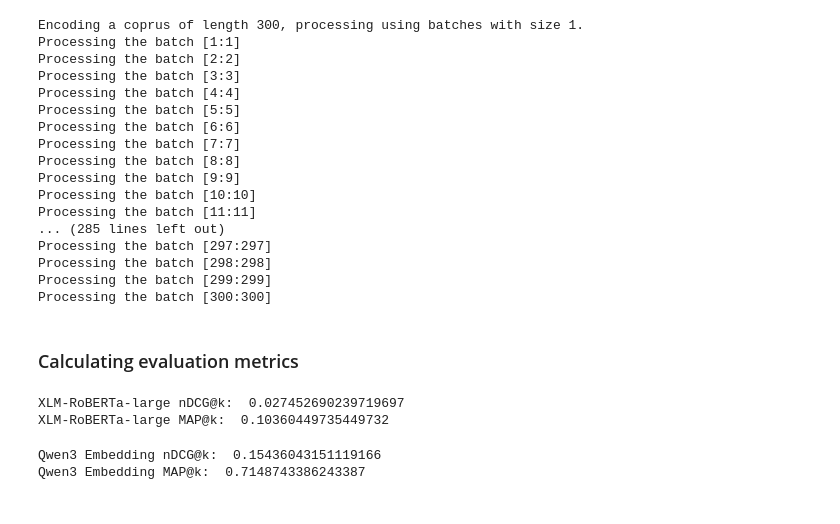
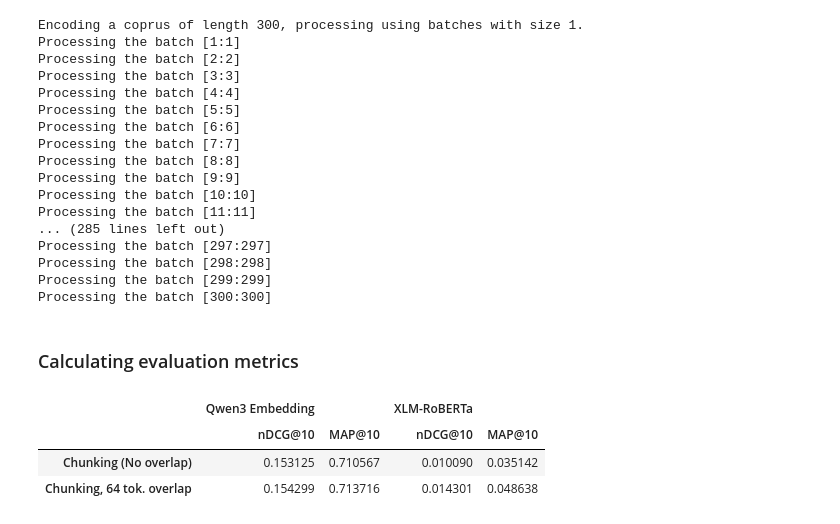
Before and after one commit to vinogradowvw/understanding-long-texts, a Jupyter notebook: base_models_benchmark.ipynb, the cells around one changed output. Cells and saved outputs as stored; diff of their text form; code cells hidden in the pictures.

Commit message:
results dataframe

```diff
--- a/base_models_benchmark.ipynb
+++ b/base_models_benchmark.ipynb
@@ -434,15 +438,50 @@ q3_doc_embeddings = pd.read_csv("./doc_embeddings/q3_doc_embed_chunking.csv").dr
 
 roberta_query_embeddings = pd.read_csv("./query_embeddings/roberta_query_embed.csv").drop(columns="Unnamed: 0").to_dict(orient="list")
 q3_query_embeddings = pd.read_csv("./query_embeddings/q3_query_embed.csv").drop(columns="Unnamed: 0").to_dict(orient="list")
-# %%
-print("XLM-RoBERTa-large nDCG@k: ", mean_nDCG_at_k(roberta_doc_embeddings, roberta_query_embeddings, qrels, 10))
-print("XLM-RoBERTa-large MAP@k: ", MAP_at_K(roberta_doc_embeddings, roberta_query_embeddings, qrels, 10))
-# %% [output]
-XLM-RoBERTa-large nDCG@k:  0.027452690239719697
-XLM-RoBERTa-large MAP@k:  0.10360449735449732
-# %%
-print("Qwen3 Embedding nDCG@k: ", mean_nDCG_at_k(q3_doc_embeddings, q3_query_embeddings, qrels, 10))
-print("Qwen3 Embedding MAP@k: ", MAP_at_K(q3_doc_embeddings, q3_query_embeddings, qrels, 10))
-# %% [output]
-Qwen3 Embedding nDCG@k:  0.15436043151119166
-Qwen3 Embedding MAP@k:  0.7148743386243387
+# %%
+roberta_results = {
+    "nDCG@10": [
+        mean_nDCG_at_k(roberta_doc_embeddings_no_overlap, roberta_query_embeddings, qrels, 10),
+        mean_nDCG_at_k(roberta_doc_embeddings_64_overlap, roberta_query_embeddings, qrels, 10),
+    ],
+    "MAP@10": [
+        MAP_at_K(roberta_doc_embeddings_no_overlap, roberta_query_embeddings, qrels, 10),
+        MAP_at_K(roberta_doc_embeddings_64_overlap, roberta_query_embeddings, qrels, 10)
+    ]
+}
+# %%
+qwen3_results = {
+    "nDCG@10": [
+        mean_nDCG_at_k(q3_doc_embeddings_no_overlap, q3_query_embeddings, qrels, 10),
+        mean_nDCG_at_k(q3_doc_embeddings_64_overlap, q3_query_embeddings, qrels, 10),
+    ],
+    "MAP@10": [
+        MAP_at_K(q3_doc_embeddings_no_overlap, q3_query_embeddings, qrels, 10),
+        MAP_at_K(q3_doc_embeddings_64_overlap, q3_query_embeddings, qrels, 10)
+    ]
+}
+# %%
+qwen3_results_df = pd.DataFrame(qwen3_results)
+
+qwen3_results_df.columns = pd.MultiIndex.from_product([
+    ["Qwen3 Embedding"],
+    qwen3_results_df.columns
+])
+
+roberta_results_df = pd.DataFrame(roberta_results)
+
+roberta_results_df.columns = pd.MultiIndex.from_product([
+    ["XLM-RoBERTa"],
+    roberta_results_df.columns
+])
+
+reults_df = pd.concat([qwen3_results_df, roberta_results_df], axis=1)
+
+reults_df.index = ["Chunking (No overlap)", "Chunking, 64 tok. overlap"]
+# %%
+reults_df
+# %% [output]
+|  | Qwen3 Embedding |  | XLM-RoBERTa |  |
+|  | nDCG@10 | MAP@10 | nDCG@10 | MAP@10 |
+| Chunking (No overlap) | 0.153125 | 0.710567 | 0.010090 | 0.035142 |
+| Chunking, 64 tok. overlap | 0.154299 | 0.713716 | 0.014301 | 0.048638 |
```
Also changed, not shown: parts of 2 cells of this notebook, 10 other files.
